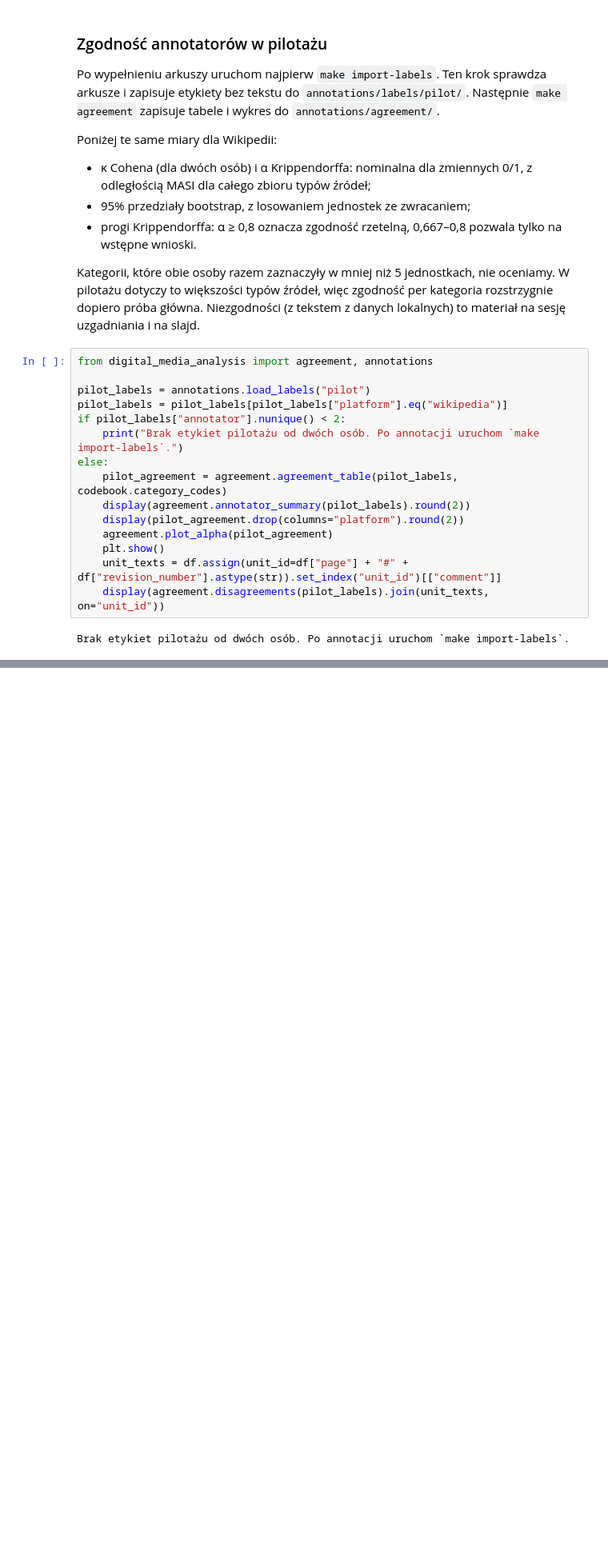
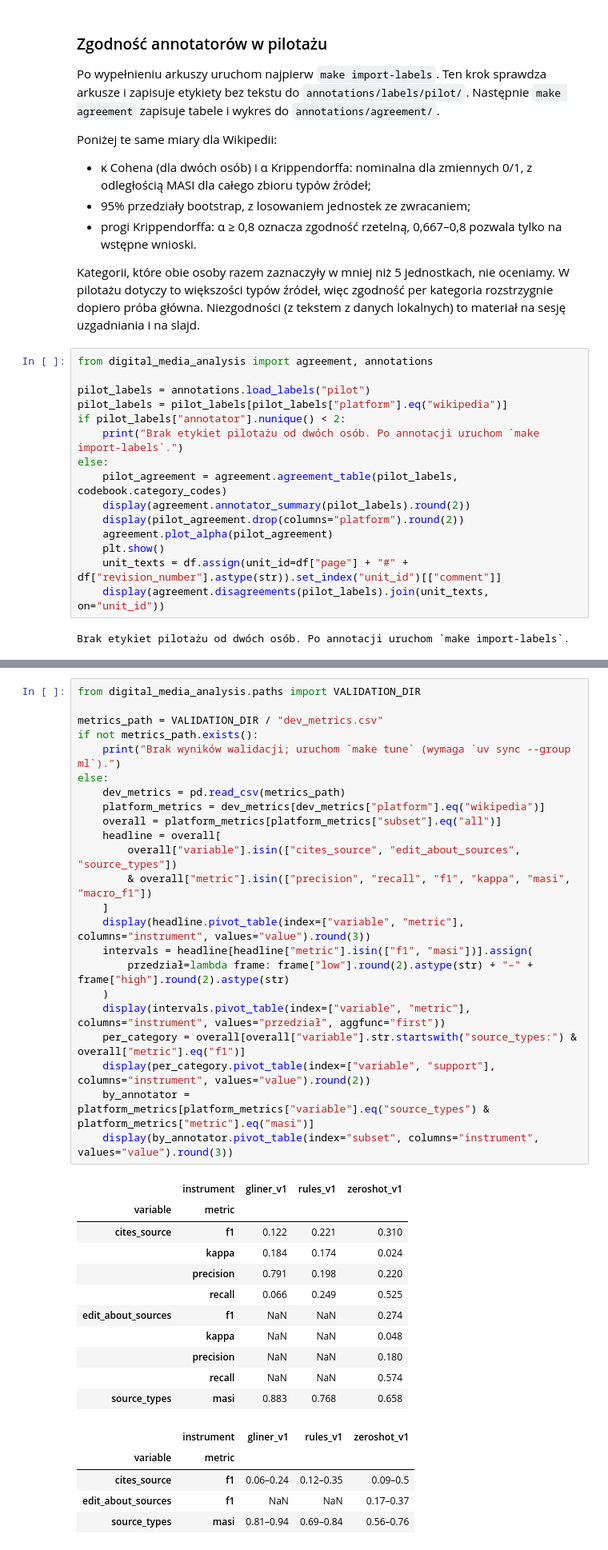
Before and after one commit to igor-sosnowicz/digital-media-analysis, a Jupyter notebook: notebooks/Wikipedia_EDA.ipynb, the cells around one changed output, grey strips where cells are left out. Shown at 80% size. Saved outputs shown, nothing was run; the diff lists cells and outputs as text; blank space fills up the shorter version.

```diff
--- a/notebooks/Wikipedia_EDA.ipynb
+++ b/notebooks/Wikipedia_EDA.ipynb
@@ -857,0 +864,40 @@ Brak etykiet pilotażu od dwóch osób. Po annotacji uruchom `make import-labels
+# %%
+from digital_media_analysis.paths import VALIDATION_DIR
+
+metrics_path = VALIDATION_DIR / "dev_metrics.csv"
+if not metrics_path.exists():
+    print("Brak wyników walidacji; uruchom `make tune` (wymaga `uv sync --group ml`).")
+else:
+    dev_metrics = pd.read_csv(metrics_path)
+    platform_metrics = dev_metrics[dev_metrics["platform"].eq("wikipedia")]
+    overall = platform_metrics[platform_metrics["subset"].eq("all")]
+    headline = overall[
+        overall["variable"].isin(["cites_source", "edit_about_sources", "source_types"])
+        & overall["metric"].isin(["precision", "recall", "f1", "kappa", "masi", "macro_f1"])
+    ]
+    display(headline.pivot_table(index=["variable", "metric"], columns="instrument", values="value").round(3))
+    intervals = headline[headline["metric"].isin(["f1", "masi"])].assign(
+        przedział=lambda frame: frame["low"].round(2).astype(str) + "–" + frame["high"].round(2).astype(str)
+    )
+    display(intervals.pivot_table(index=["variable", "metric"], columns="instrument", values="przedział", aggfunc="first"))
+    per_category = overall[overall["variable"].str.startswith("source_types:") & overall["metric"].eq("f1")]
+    display(per_category.pivot_table(index=["variable", "support"], columns="instrument", values="value").round(2))
+    by_annotator = platform_metrics[platform_metrics["variable"].eq("source_types") & platform_metrics["metric"].eq("masi")]
+    display(by_annotator.pivot_table(index="subset", columns="instrument", values="value").round(3))
+# %% [output]
+|  | instrument | gliner_v1 | rules_v1 | zeroshot_v1 |
+| variable | metric |  |  |  |
+| cites_source | f1 | 0.122 | 0.221 | 0.310 |
+|  | kappa | 0.184 | 0.174 | 0.024 |
+|  | precision | 0.791 | 0.198 | 0.220 |
+|  | recall | 0.066 | 0.249 | 0.525 |
+| edit_about_sources | f1 | NaN | NaN | 0.274 |
+|  | kappa | NaN | NaN | 0.048 |
+|  | precision | NaN | NaN | 0.180 |
+|  | recall | NaN | NaN | 0.574 |
+| source_types | masi | 0.883 | 0.768 | 0.658 |
+|  | instrument | gliner_v1 | rules_v1 | zeroshot_v1 |
+| variable | metric |  |  |  |
+| cites_source | f1 | 0.06–0.24 | 0.12–0.35 | 0.09–0.5 |
+| edit_about_sources | f1 | NaN | NaN | 0.17–0.37 |
+| source_types | masi | 0.81–0.94 | 0.69–0.84 | 0.56–0.76 |
```
Also changed, not shown: parts of 3 cells of this notebook, 41 other files.
